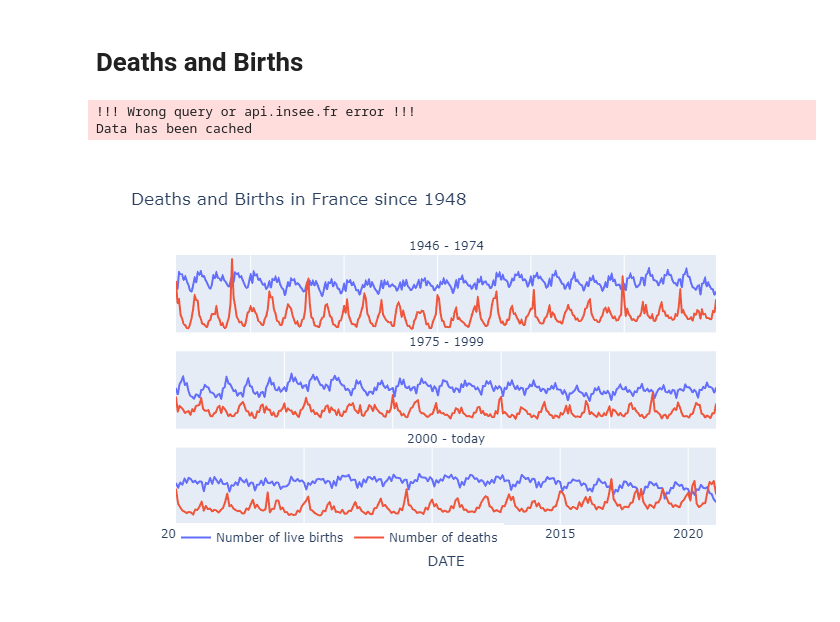
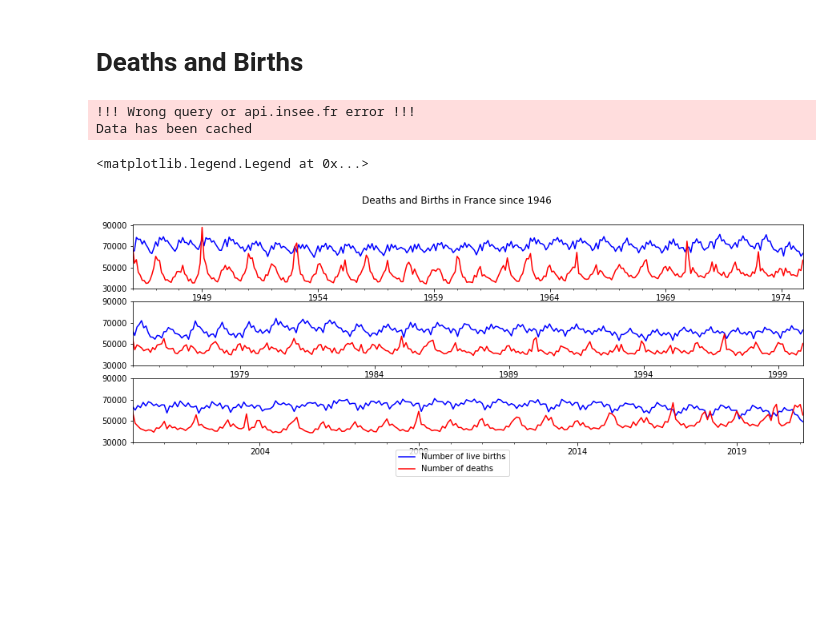
Before and after one commit to tfardet/pynsee, a Jupyter notebook: docs/examples/example_deaths_births.ipynb, the cells around one changed output. Cells and saved outputs as stored; diff of their text form; code cells hidden in the pictures; blank space fills up the shorter version.

Commit message:
new plot in nb examples
Former-commit-id: 8f7b757384cc654d10a6d4c67a845dc12ac1368c

```diff
--- a/docs/examples/example_deaths_births.ipynb
+++ b/docs/examples/example_deaths_births.ipynb
@@ -1,52 +1,57 @@
 # %% [markdown]
 # Deaths and Births
 # %%
-from pynsee.macro import *
+from pynsee.macrodata import *
 import numpy as np
+import pandas as pd
+import matplotlib.pyplot as plt
 
-import plotly.express as px
-from plotly.offline import plot
 import os
 # Beware : any change to the keys should be tested in a new python session
 #os.environ['insee_key'] = "my_insee_key"
 #os.environ['insee_secret'] = "my_insee_secret"
 
 insee_data = get_dataset_list()
 
 df_idbank = get_idbank_list("DECES-MORTALITE", "NAISSANCES-FECONDITE")
 
 df_idbank = df_idbank.loc[(df_idbank.FREQ == "M") & # monthly
                           (df_idbank.REF_AREA == "FM") & # metropolitan France
                           (df_idbank.DEMOGRAPHIE.isin(["NAISS","DECES"]))]
 
 # get data
 data = get_insee_idbank(df_idbank.idbank)
 
 data = split_title(data)
 
 data['period'] = np.select([(data.index < '1975-01-01'),
                             (data.index >= '1975-01-01') & (data.index < '2000-01-01'),
                             (data.index >= '2000-01-01')],
                             ['1946 - 1974', '1975 - 1999', '2000 - today'])
 
 
-fig = px.line(data, x = data.index, y = "OBS_VALUE", color = "TITLE_EN2",
-             facet_col = "period", facet_col_wrap = 1,
-             title="Deaths and Births in France since 1948")
-fig.for_each_annotation(lambda a: a.update(text=a.text.split("=")[1]))
-fig.update_xaxes(matches=None)
-fig.update_yaxes(visible=False)
-fig.update_layout(
-   legend_title_text = '',
-   legend=dict(
-    orientation="h",
-    yanchor="bottom",
-    y=-0.1,
-    xanchor="left",
-    x=0
-))
-fig.show("png")
+
+data = data.reset_index()
+conditions = [data.IDBANK=="000436391", data.IDBANK=="000436394"]
+values = ["blue", "red"]
+data['color'] = np.select(conditions, values)
+
+# plot
+fig, axes = plt.subplots(3,1, figsize=(15,5))
+plt.suptitle("Deaths and Births in France since 1946")
+
+for (period, group), ax in zip(data.groupby('period'), axes.flatten()):
+    for (var, group2) in group.groupby(['color', 'TITLE_EN2']):
+        group2.plot(x='DATE', y='OBS_VALUE',
+                    kind='line', ax=ax,
+                    color = var[0], label = var[1],
+                    legend=False).xaxis.label.set_visible(False)
+        ax.set_yticks(list(range(30000,100000,20000)))
+
+handles, labels = ax.get_legend_handles_labels()
+fig.legend(handles, labels, loc='lower center')
 # %% [output]
 !!! Wrong query or api.insee.fr error !!!
 Data has been cached
+<matplotlib.legend.Legend at 0x...>
-[figure, old version]
+[figure, new version]
```
Also changed, not shown: 1 other file.
